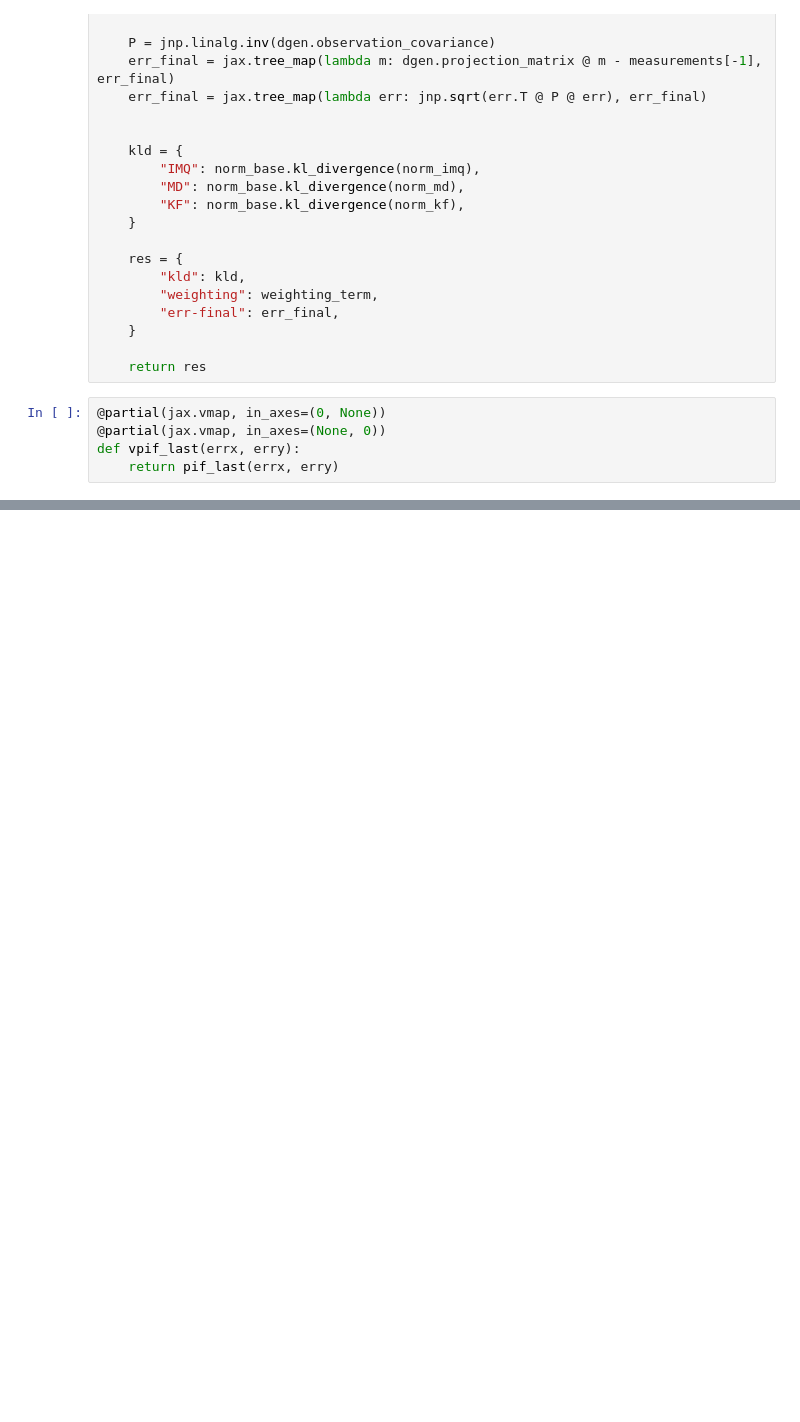
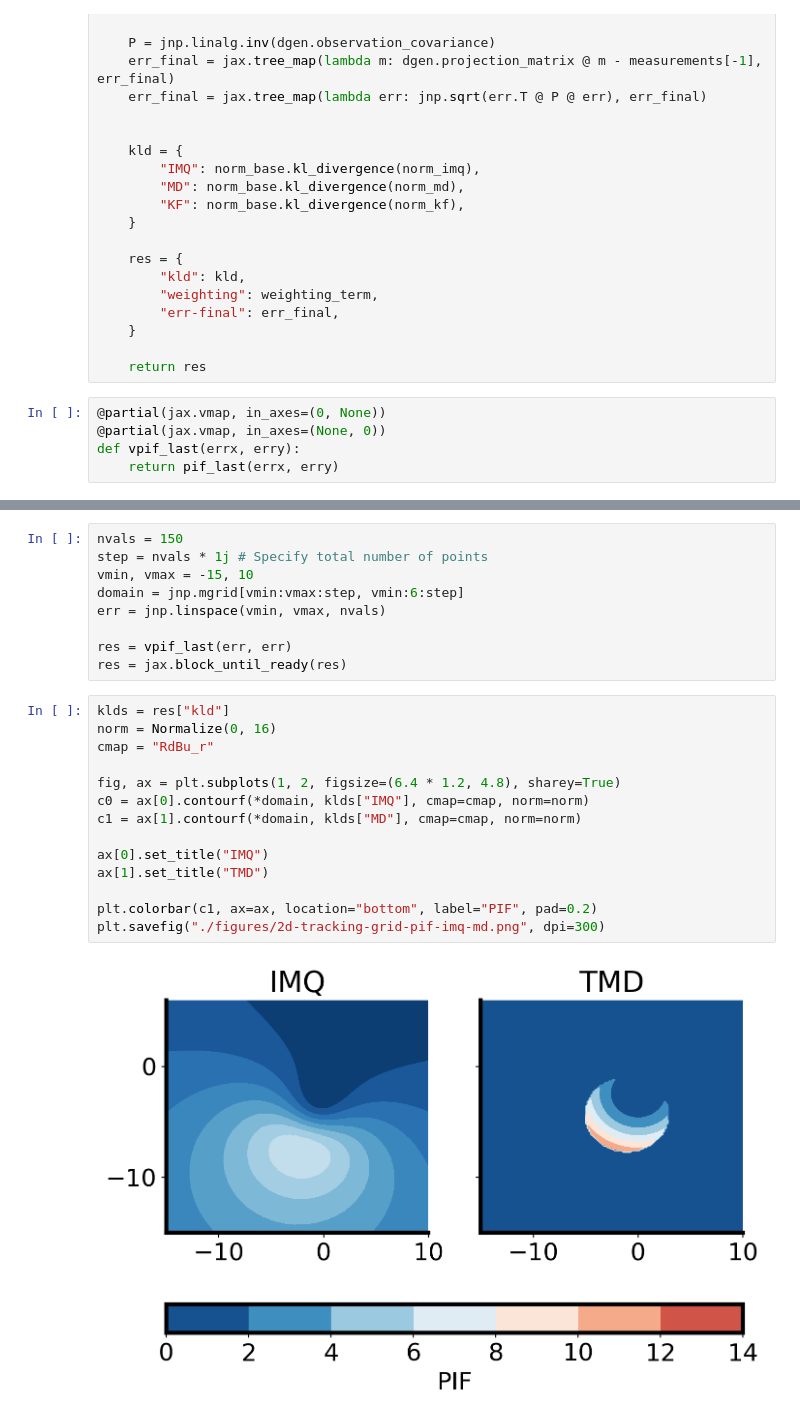
Before and after one commit to gerdm/weighted-likelihood-filter, a Jupyter notebook: experiments/intro-fig.ipynb, the cells around one changed output, grey strips where cells are left out. Saved outputs shown, nothing was run; the diff lists cells and outputs as text; blank space fills up the shorter version.

```diff
--- a/experiments/intro-fig.ipynb
+++ b/experiments/intro-fig.ipynb
@@ -361,0 +363,25 @@ plt.savefig("./figures/2d-tracking-grid-kf-prior-predictive.png", dpi=300)
+# %%
+nvals = 150
+step = nvals * 1j # Specify total number of points
+vmin, vmax = -15, 10
+domain = jnp.mgrid[vmin:vmax:step, vmin:6:step]
+err = jnp.linspace(vmin, vmax, nvals)
+
+res = vpif_last(err, err)
+res = jax.block_until_ready(res)
+# %%
+klds = res["kld"]
+norm = Normalize(0, 16)
+cmap = "RdBu_r"
+
+fig, ax = plt.subplots(1, 2, figsize=(6.4 * 1.2, 4.8), sharey=True)
+c0 = ax[0].contourf(*domain, klds["IMQ"], cmap=cmap, norm=norm)
+c1 = ax[1].contourf(*domain, klds["MD"], cmap=cmap, norm=norm)
+
+ax[0].set_title("IMQ")
+ax[1].set_title("TMD")
+
+plt.colorbar(c1, ax=ax, location="bottom", label="PIF", pad=0.2)
+plt.savefig("./figures/2d-tracking-grid-pif-imq-md.png", dpi=300)
+# %% [output]
+[figure, added]
```
Also changed, not shown: parts of 7 cells of this notebook, 4 other files.
